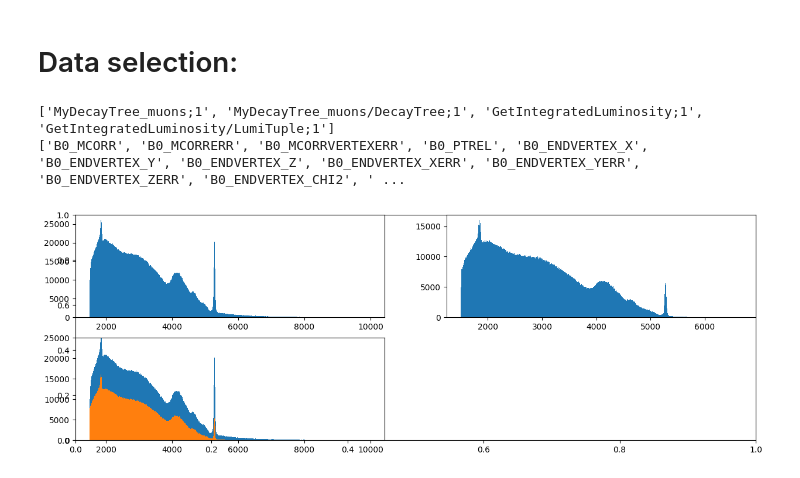
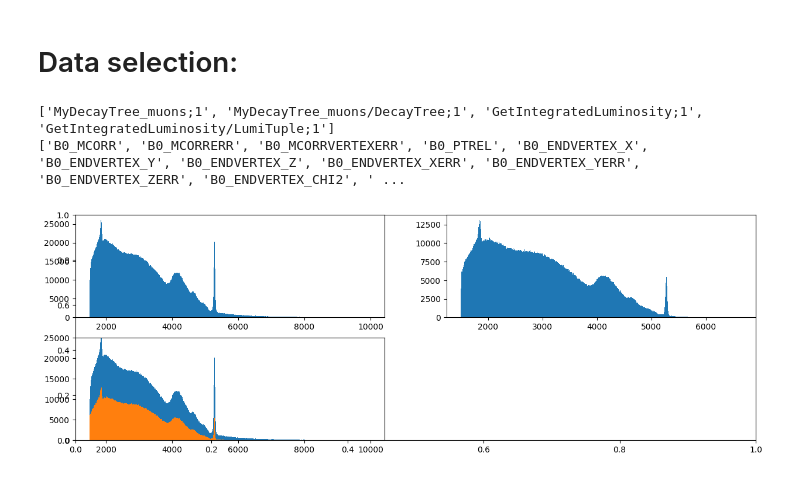
Before and after one commit to NikaSza/Project-116, a Jupyter notebook: elliot-jupyter-notebook.ipynb, the cells around one changed output. Drawn from its saved outputs; the diff is of its cells as text; code cells hidden in the pictures.

```diff
--- a/elliot-jupyter-notebook.ipynb
+++ b/elliot-jupyter-notebook.ipynb
@@ -48,8 +48,15 @@ variables.extend([
     "B0_PX",
     "B0_PY",
     "B0_M",
-    "B0_MMERR"
+    "B0_MMERR",
+    "B0_L0Global_TOS"
 ])
+
+
+class EventTree:
+    def __init__(self, variables=[]):
+        self.variables = variables
+
 
 var_dataframe = events.arrays(variables, library="pd")
 #print(var_dataframe)
@@ -69,31 +76,35 @@ var_dataframe = var_dataframe.query(f"{min} < B0_M < {max}")
 
 # Drops all rows where MM error is greater than a certain amount
 min = 0
 max = 15
 
 var_dataframe = var_dataframe.query(f"{min} < B0_MMERR < {max}")
 
+# Drops all rows where global TOS (trigger on signal) is false
+var_dataframe = var_dataframe.query(f"B0_L0Global_TOS == 1")
+
 arr_after = var_dataframe["B0_MM"]
+
 
 plt.subplots(figsize=(15, 5))
 plt.subplot(2,2,1)
 plt_before = plt.hist(arr_before, bins=500)
 
 
 
 plt.subplot(2,2,2)
 plt_after = plt.hist(arr_after, bins=500)
 
 
 plt.subplot(2,2,3)
 plt_before = plt.hist(arr_before, bins=500)
 plt_after = plt.hist(arr_after, bins=500)
 
 plt.ylim(0,25000)
 
 
 plt.show()
 # %% [output]
 ['MyDecayTree_muons;1', 'MyDecayTree_muons/DecayTree;1', 'GetIntegratedLuminosity;1', 'GetIntegratedLuminosity/LumiTuple;1']
 ['B0_MCORR', 'B0_MCORRERR', 'B0_MCORRVERTEXERR', 'B0_PTREL', 'B0_ENDVERTEX_X', 'B0_ENDVERTEX_Y', 'B0_ENDVERTEX_Z', 'B0_ENDVERTEX_XERR', 'B0_ENDVERTEX_YERR', 'B0_ENDVERTEX_ZERR', 'B0_ENDVERTEX_CHI2', ' ...
-[figure, old version]
+[figure, new version]
```
Also changed, not shown: parts of 2 cells of this notebook.
